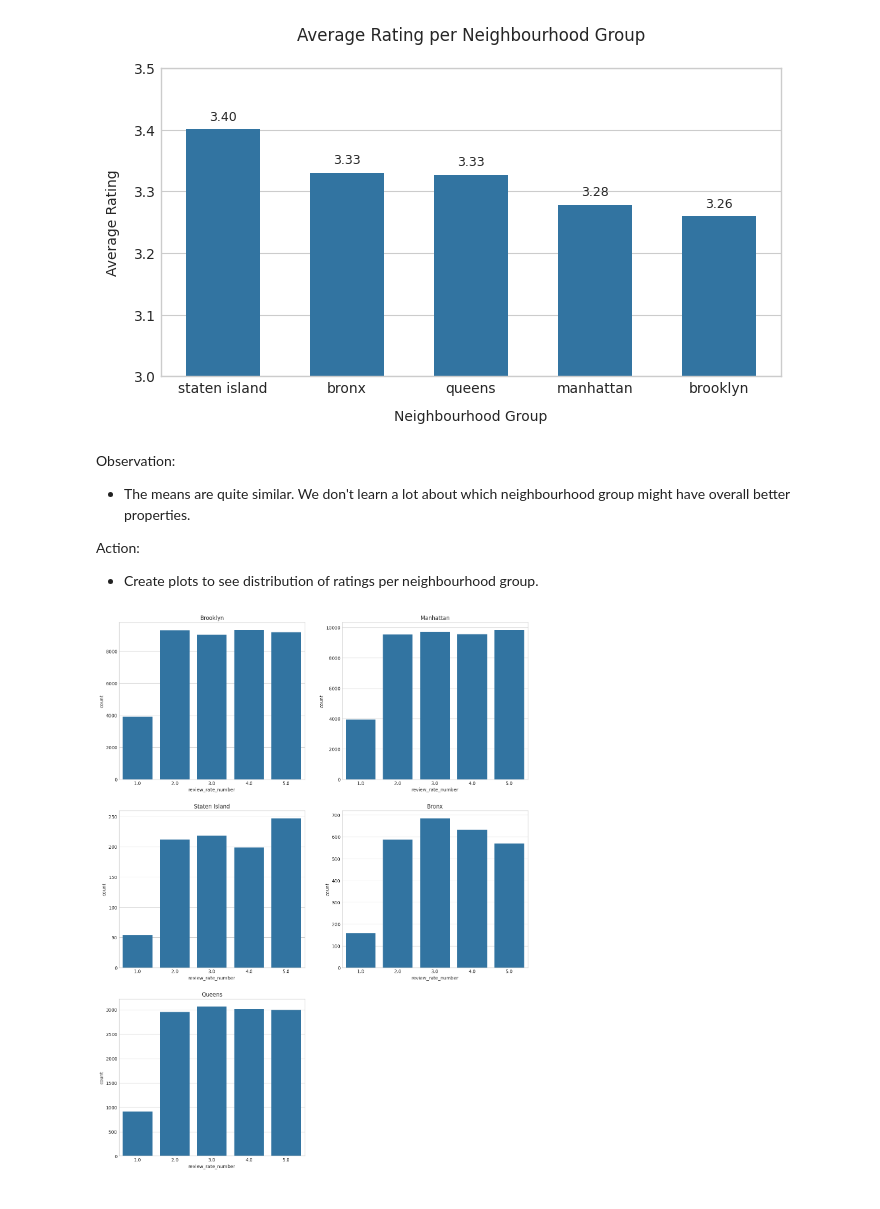
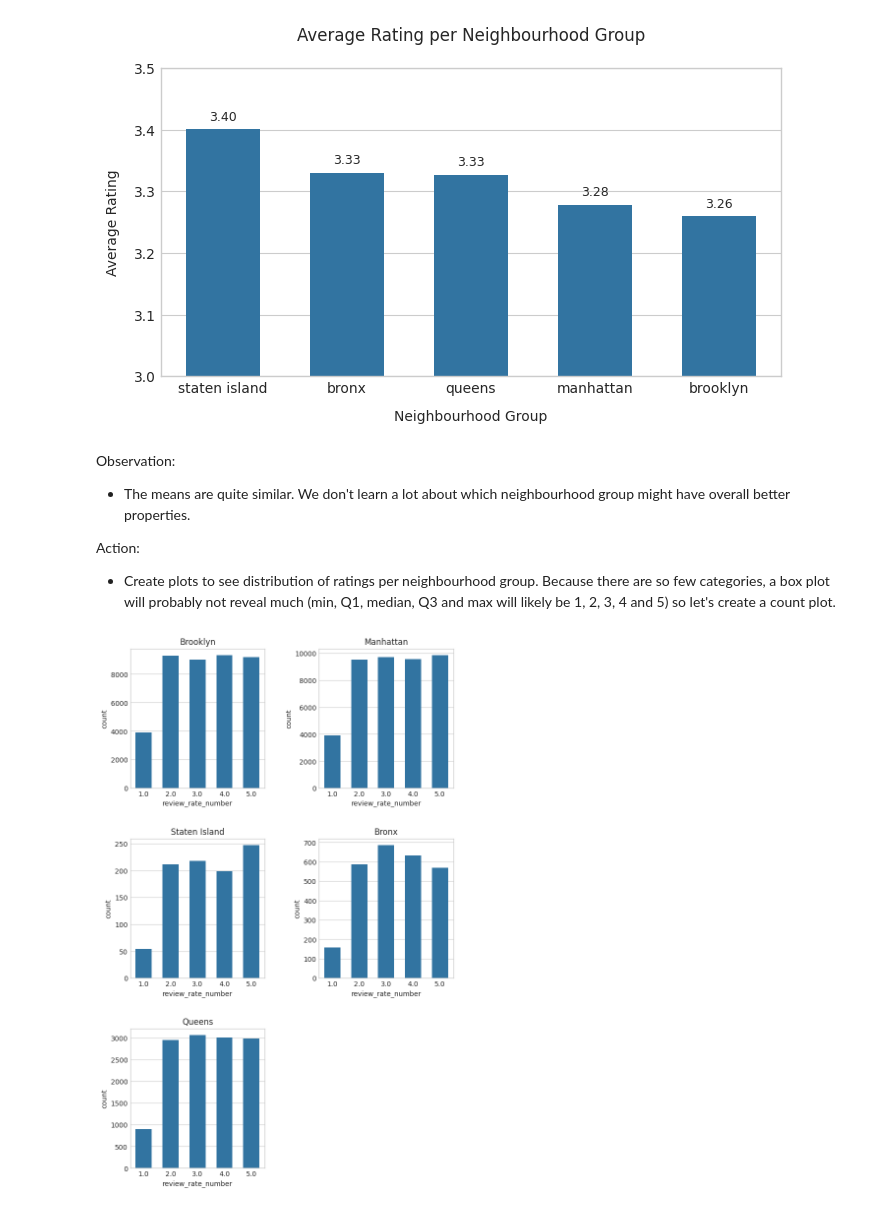
Before and after one commit to mg-ds-portfolio/prj_open_airbnb_data_viz, a Jupyter notebook: prj_open_airbnb_data_viz/notebooks/prj_open_air_bnb_data_viz.ipynb, the cells around one changed output. Drawn from its saved outputs; the diff is of its cells as text; code cells hidden in the pictures.

```diff
--- a/notebooks/prj_open_air_bnb_data_viz.ipynb
+++ b/prj_open_airbnb_data_viz/notebooks/prj_open_air_bnb_data_viz.ipynb
@@ -25,7 +25,7 @@ import seaborn as sns
 plt.style.use("seaborn-v0_8-whitegrid")
 # %%
 # import raw data and take a copy to work on.
-df_raw = pd.read_csv("/home/mark/data_viz_practice/data/airbnb_open_data_cleaned.csv")
+df_raw = pd.read_csv("/home/mark/data_viz_practice/prj_open_airbnb_data_viz/data/airbnb_open_data_cleaned.csv")
 df = df_raw.copy()
 # %%
 # Inspect data.
@@ -345,29 +345,32 @@ Observation:
 - The means are quite similar. We don't learn a lot about which neighbourhood group might have overall better properties.
 
 Action:
-- Create plots to see distribution of ratings per neighbourhood group.
+- Create plots to see distribution of ratings per neighbourhood group. Because there are so few categories, a box plot will probably not reveal much (min, Q1, median, Q3 and max will likely be 1, 2, 3, 4 and 5) so let's create a count plot.
 # %%
 # Step 1. Prepare data
 nhood_groups = df["neighbourhood_group"].unique()
 
 # Step 2. Create fig and axs
-fig, axs = plt.subplots(3, 2, figsize = (16,21))
+fig, axs = plt.subplots(3, 2, figsize = (8,12))
 
 # Step 3 and 4. Create and format
+
 for nhood_group, ax in zip(nhood_groups, axs.flat):
     # Create subplots
     sns.countplot(
         ax = ax,
         data = df[df["neighbourhood_group"] == nhood_group],
-        x = "review_rate_number"
+        x = "review_rate_number",
+        width = 0.6
     )
     ax.set_title(nhood_group.title())
 
 # Step 5. Show plot. We'll also tidy up unused plots
 for ax in axs.flat[len(nhood_groups):]:
     ax.axis("off")
+plt.tight_layout(pad = 3)
 plt.show()
 # %% [output]
-[figure, old version]
+[figure, new version]
 # %% [markdown]
 Observation:
```
Also changed, not shown: parts of 1 cell of this notebook, 4 other files.
